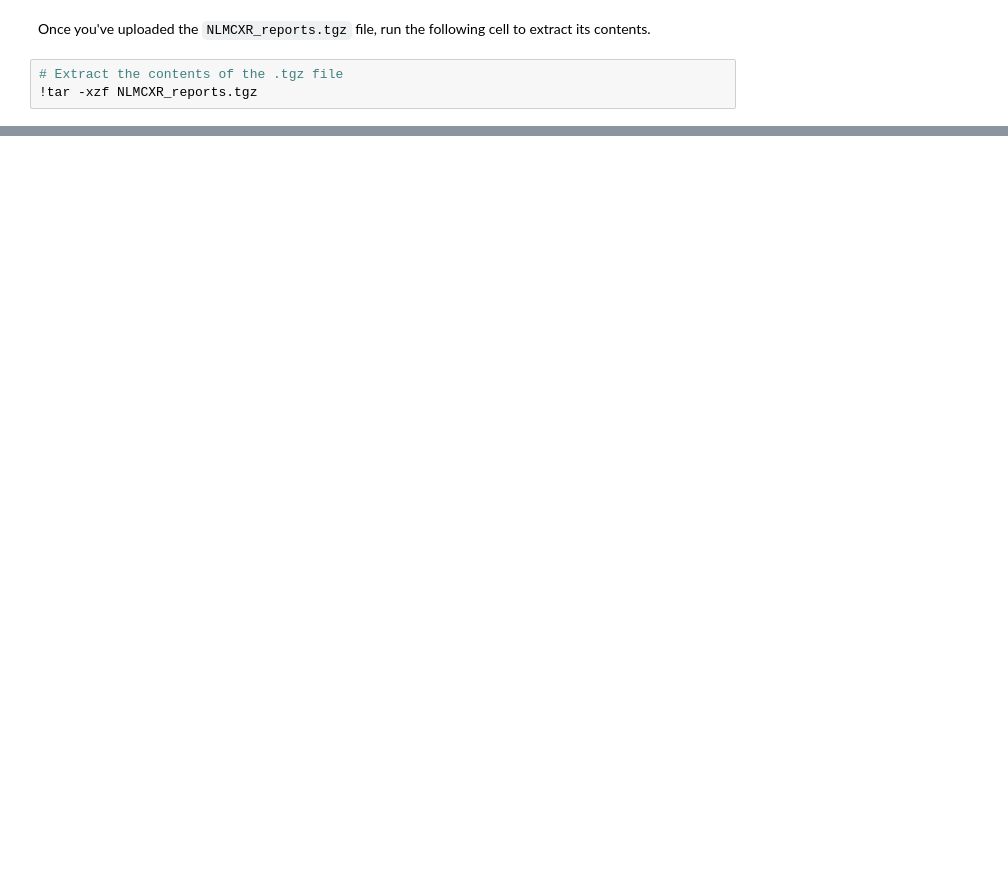
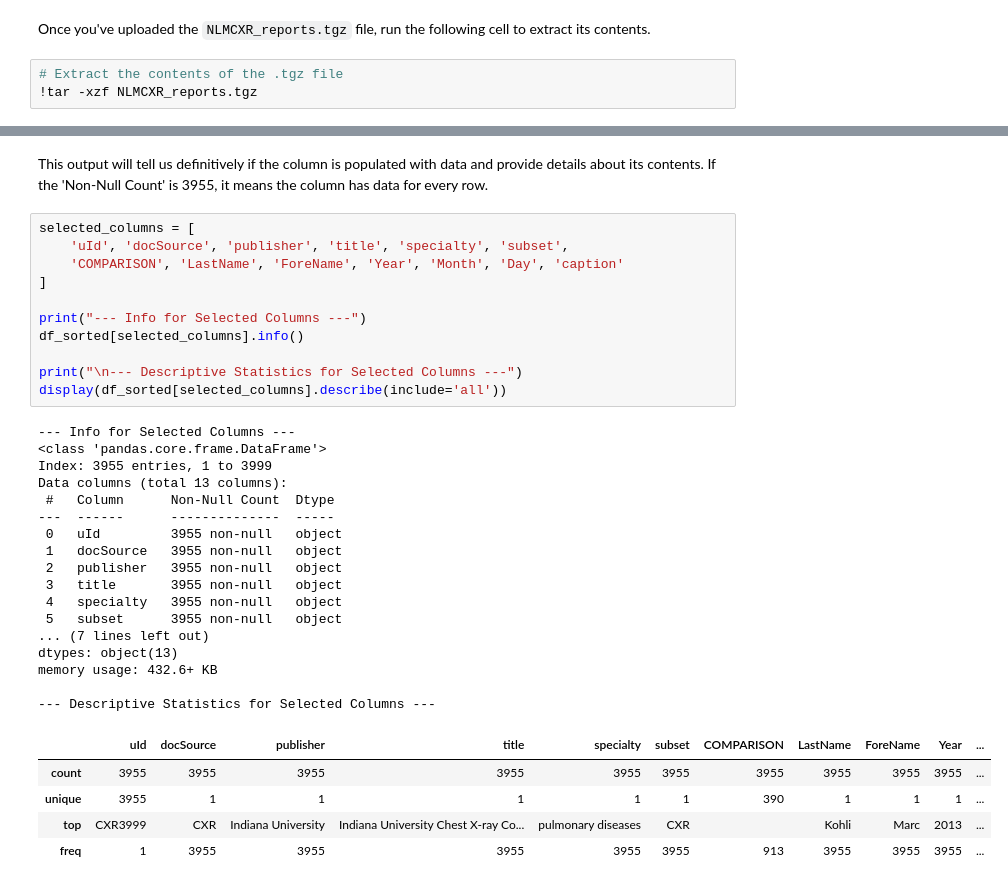
Before and after one commit to joezein71/AIHC-5010-Winter-2026, a Jupyter notebook: 20260318_project2.ipynb, the cells around one changed output, grey strips where cells are left out. Drawn from its saved outputs; the diff is of its cells as text; blank space fills up the shorter version.

```diff
--- a/20260318_project2.ipynb
+++ b/20260318_project2.ipynb
@@ -211,0 +303,36 @@ display(df_sorted)
+# %% [markdown]
+This output will tell us definitively if the column is populated with data and provide details about its contents. If the 'Non-Null Count' is 3955, it means the column has data for every row.
+# %%
+selected_columns = [
+    'uId', 'docSource', 'publisher', 'title', 'specialty', 'subset',
+    'COMPARISON', 'LastName', 'ForeName', 'Year', 'Month', 'Day', 'caption'
+]
+
+print("--- Info for Selected Columns ---")
+df_sorted[selected_columns].info()
+
+print("\n--- Descriptive Statistics for Selected Columns ---")
+display(df_sorted[selected_columns].describe(include='all'))
+# %% [output]
+--- Info for Selected Columns ---
+<class 'pandas.core.frame.DataFrame'>
+Index: 3955 entries, 1 to 3999
+Data columns (total 13 columns):
+ #   Column      Non-Null Count  Dtype
+---  ------      --------------  -----
+ 0   uId         3955 non-null   object
+ 1   docSource   3955 non-null   object
+ 2   publisher   3955 non-null   object
+ 3   title       3955 non-null   object
+ 4   specialty   3955 non-null   object
+ 5   subset      3955 non-null   object
+... (7 lines left out)
+dtypes: object(13)
+memory usage: 432.6+ KB
+
+--- Descriptive Statistics for Selected Columns ---
+|  | uId | docSource | publisher | title | specialty | subset | COMPARISON | LastName | ForeName | Year | ... |
+| count | 3955 | 3955 | 3955 | 3955 | 3955 | 3955 | 3955 | 3955 | 3955 | 3955 | ... |
+| unique | 3955 | 1 | 1 | 1 | 1 | 1 | 390 | 1 | 1 | 1 | ... |
+| top | CXR3999 | CXR | Indiana University | Indiana University Chest X-ray Co... | pulmonary diseases | CXR |  | Kohli | Marc | 2013 | ... |
+| freq | 1 | 3955 | 3955 | 3955 | 3955 | 3955 | 913 | 3955 | 3955 | 3955 | ... |
```
Also changed, not shown: parts of 12 cells of this notebook.
